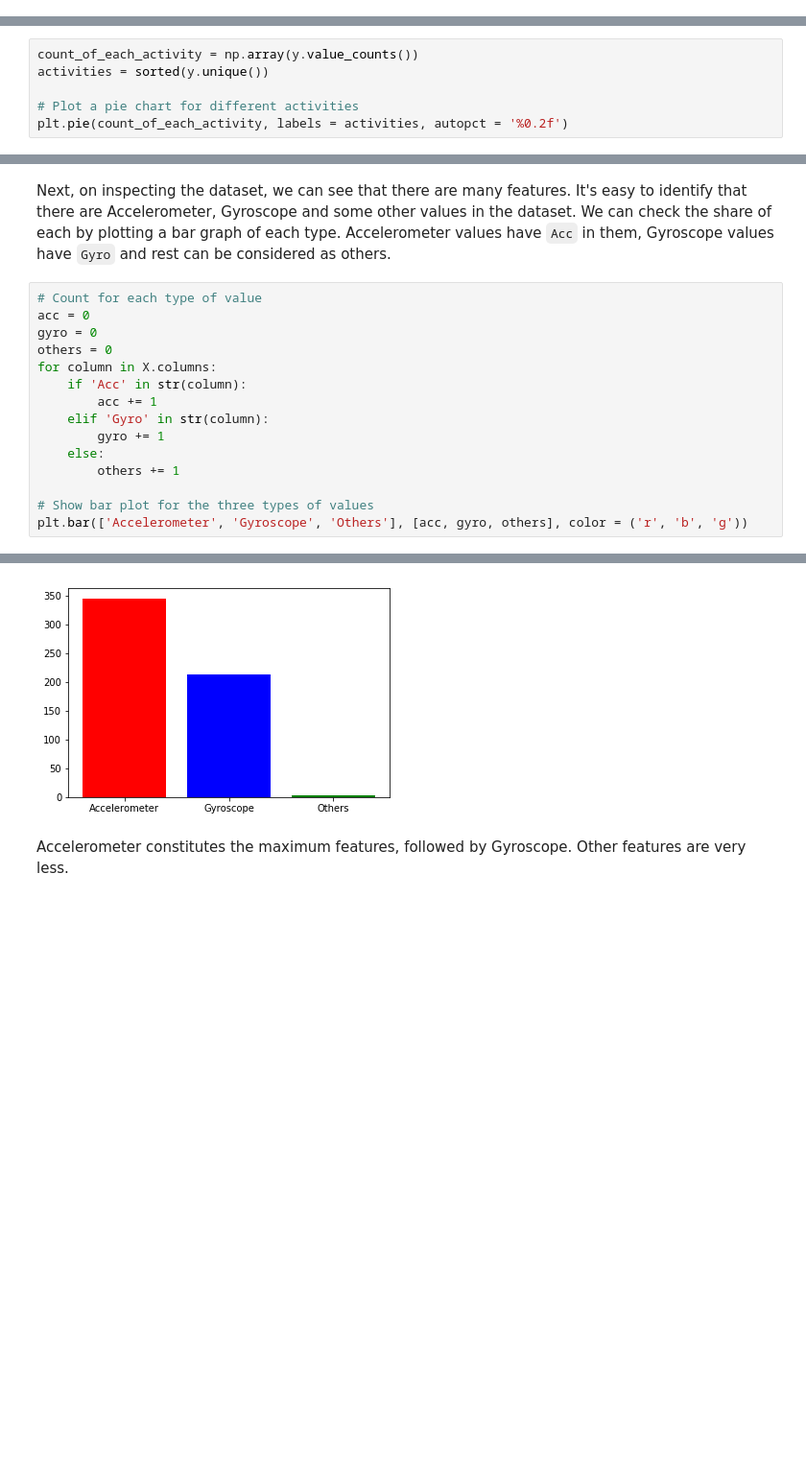
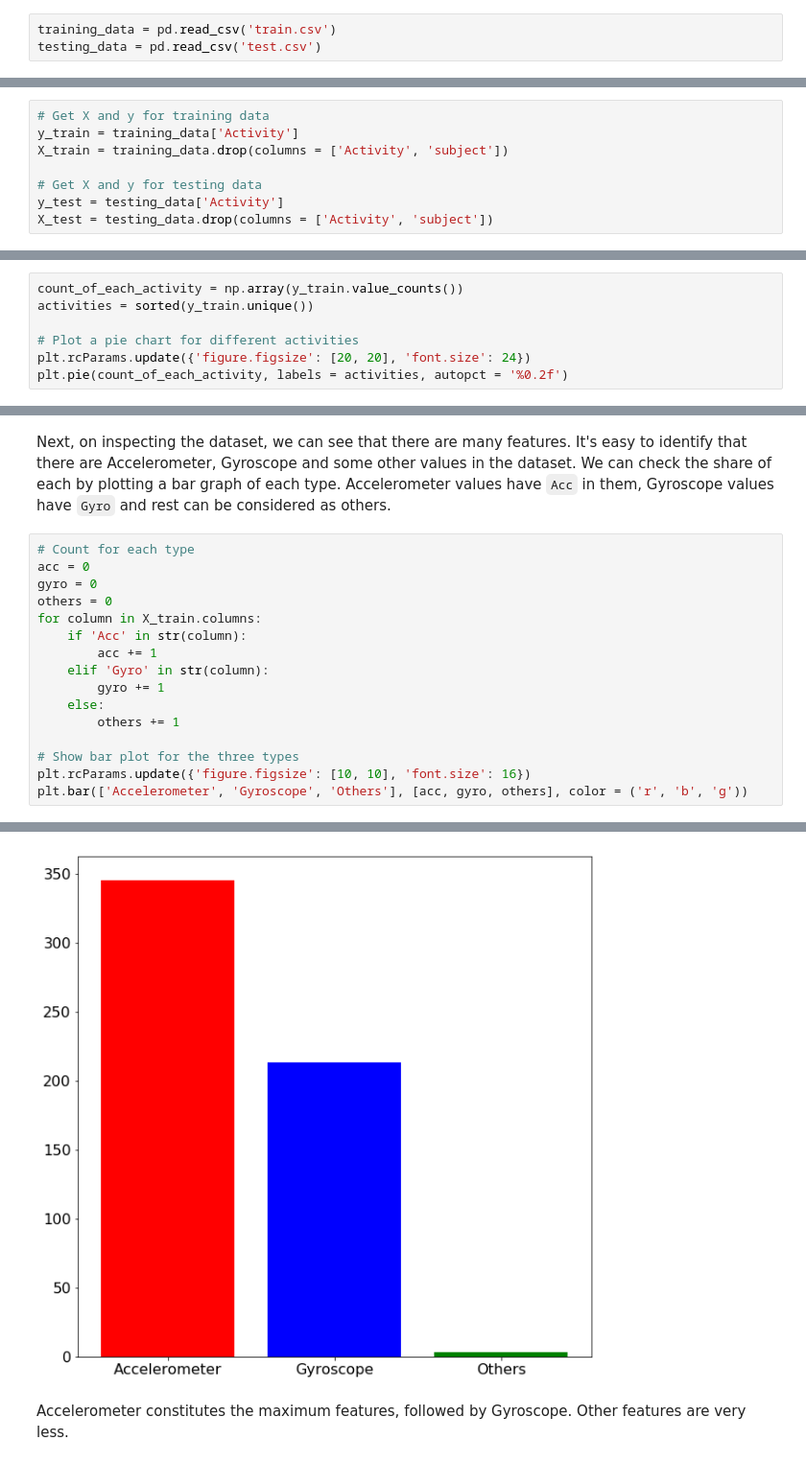
Before and after one commit to kb22/Activity-Recognition-using-Machine-Learning, a Jupyter notebook: Activity Recognition using Machine Learning.ipynb, the cells around one changed output, grey strips where cells are left out. Shown at 96% size. Drawn from its saved outputs; the diff is of its cells as text; blank space fills up the shorter version.

```diff
--- a/Activity Recognition using Machine Learning.ipynb
+++ b/Activity Recognition using Machine Learning.ipynb
@@ -30,2 +28,5 @@ dataset = pd.read_csv('dataset.csv')
+# %%
+training_data = pd.read_csv('train.csv')
+testing_data = pd.read_csv('test.csv')
 # %% [markdown]
 Next, I analyse the dataset shape to see the number of features and the total dataset records. Also, I check if there are any null values.
@@ -56,3 +62,11 @@ X = dataset.drop(columns = ['Activity', 'subject'])
+# %%
+# Get X and y for training data
+y_train = training_data['Activity']
+X_train = training_data.drop(columns = ['Activity', 'subject'])
+
+# Get X and y for testing data
+y_test = testing_data['Activity']
+X_test = testing_data.drop(columns = ['Activity', 'subject'])
 # %% [markdown]
 ## Visualize the dataset
 
@@ -60,8 +74,9 @@ We begin by visualizing the percentage of data for each type of activity.
 # %%
-count_of_each_activity = np.array(y.value_counts())
-activities = sorted(y.unique())
+count_of_each_activity = np.array(y_train.value_counts())
+activities = sorted(y_train.unique())
 
 # Plot a pie chart for different activities
+plt.rcParams.update({'figure.figsize': [20, 20], 'font.size': 24})
 plt.pie(count_of_each_activity, labels = activities, autopct = '%0.2f')
 # %% [output]
 ([<matplotlib.patches.Wedge at 0x...>,
@@ -88,23 +103,24 @@ The percenage values show that the data size for each activity is comparable. Th
 # %% [markdown]
 Next, on inspecting the dataset, we can see that there are many features. It's easy to identify that there are  Accelerometer, Gyroscope and some other values in the dataset. We can check the share of each by plotting a bar graph of each type. Accelerometer values have `Acc` in them, Gyroscope values have `Gyro` and rest can be considered as others.
 # %%
-# Count for each type of value
+# Count for each type
 acc = 0
 gyro = 0
 others = 0
-for column in X.columns:
+for column in X_train.columns:
     if 'Acc' in str(column):
         acc += 1
     elif 'Gyro' in str(column):
         gyro += 1
     else:
         others += 1
 
-# Show bar plot for the three types of values
+# Show bar plot for the three types
+plt.rcParams.update({'figure.figsize': [10, 10], 'font.size': 16})
 plt.bar(['Accelerometer', 'Gyroscope', 'Others'], [acc, gyro, others], color = ('r', 'b', 'g'))
 # %% [output]
 <BarContainer object of 3 artists>
-[figure, old version]
+[figure, new version]
 # %% [markdown]
 Accelerometer constitutes the maximum features, followed by Gyroscope. Other features are very less.
 # %% [markdown]
```
Also changed, not shown: parts of 17 cells of this notebook, 3 other files.
